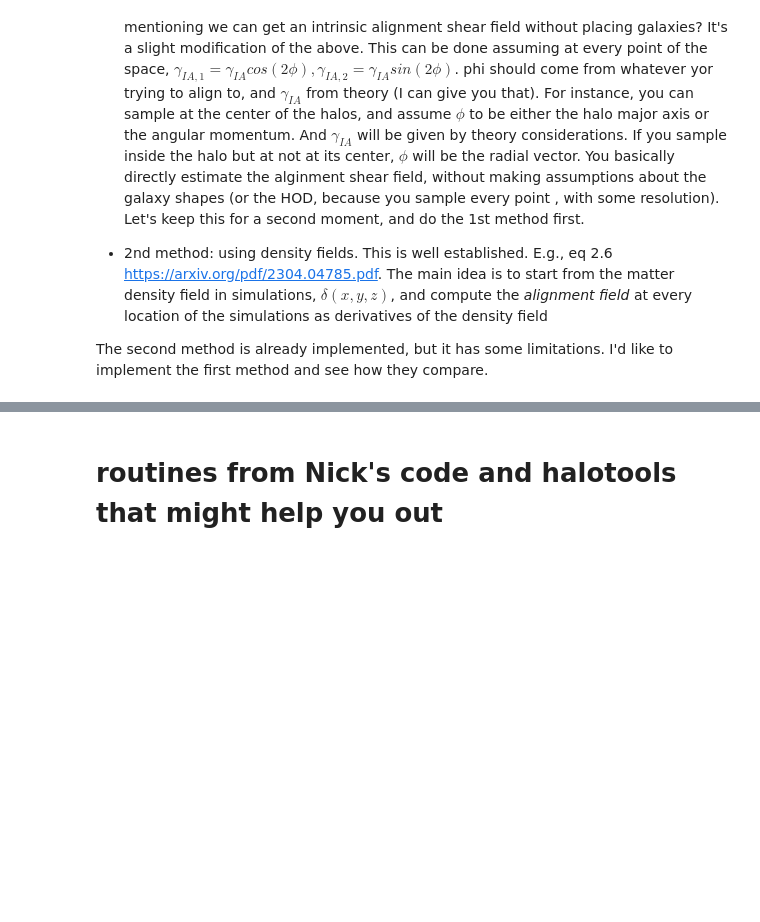
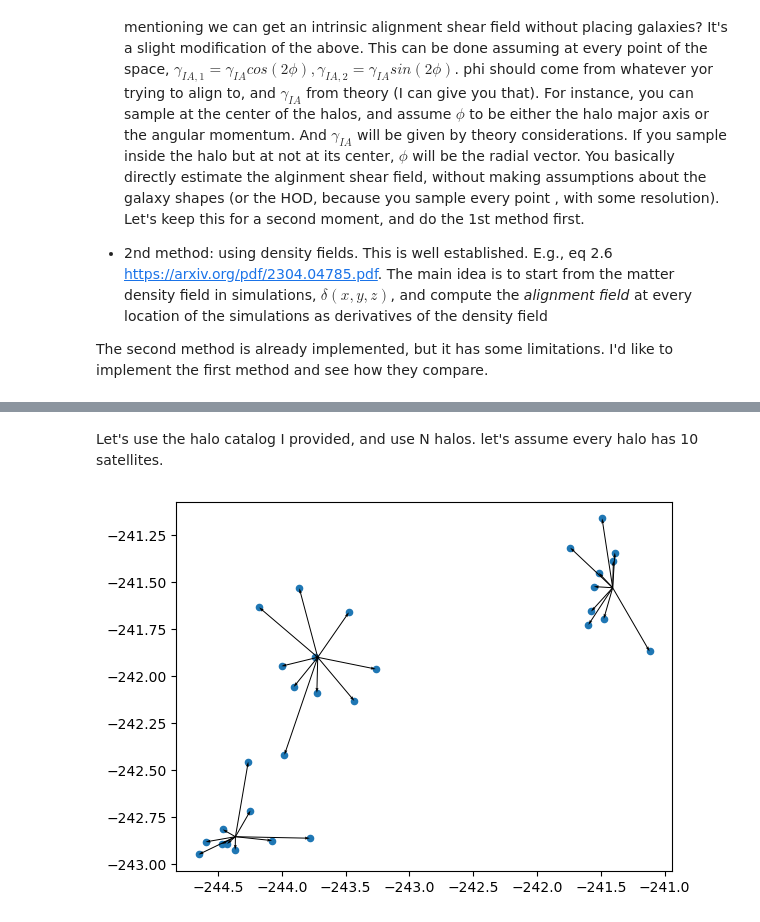
Before and after one commit to mgatti29/IA_halos, a Jupyter notebook: notebooks/intro_WL_IA.ipynb, the cells around one changed output, grey strips where cells are left out. Drawn from its saved outputs; the diff is of its cells as text; code cells hidden in the pictures; blank space fills up the shorter version.

Commit message:
orienting

```diff
--- a/notebooks/intro_WL_IA.ipynb
+++ b/notebooks/intro_WL_IA.ipynb
@@ -404,2 +386,0 @@ plt.show()
-# %% [markdown]
-# routines from Nick's code and halotools that might help you out
@@ -607,0 +387,45 @@ def project_alignments_with_NCP(axes, lines_of_sight):
+# %% [markdown]
+Let's use the halo catalog I provided, and use N halos. let's assume every halo has 10 satellites.
+# %%
+from routines import IndexToDeclRa
+import numpy as np
+import healpy as hp
+halo_cat = np.load('../data/misc.npy',allow_pickle=True)
+
+# get ra,dec
+x = halo_cat[0]['x'] - 250.
+y = halo_cat[0]['y'] - 250.
+z = halo_cat[0]['z'] - 250.
+
+# select the first X -
+x_halos = 3
+x = x[:x_halos]
+y = y[:x_halos]
+z = z[:x_halos]
+
+# add satellites
+ns = 10
+std_ = 0.2
+xs = np.array([[ np.random.normal(x[i],std_,1)[0] for i in range(len(x)) ] for j in range(ns)]).flatten()
+ys = np.array([[ np.random.normal(y[i],std_,1)[0] for i in range(len(x)) ] for j in range(ns)]).flatten()
+zs = np.array([[ np.random.normal(z[i],std_,1)[0] for i in range(len(x)) ] for j in range(ns)]).flatten()
+
+# plot satellites
+fig, ax = plt.subplots()
+
+plt.scatter(xs,ys,s=20)
+
+# orient them towards the halo center.
+# compute the vector connecting each satellite to their center:
+x_halo = np.array([[ x[i] for i in range(len(x)) ] for j in range(ns)]).flatten()
+y_halo = np.array([[ y[i] for i in range(len(x)) ] for j in range(ns)]).flatten()
+z_halo = np.array([[ z[i] for i in range(len(x)) ] for j in range(ns)]).flatten()
+
+v = np.array([xs-x_halo,ys-y_halo,zs-z_halo])
+
+#plot vectors (they're 3D but we're plotting only the 2D . Note: 2D doesn't mean on the sphere!)
+# let's plot the first ones..
+ax.quiver(x_halo, y_halo, v[0], v[1], angles='xy', scale_units='xy', scale=1,width=0.002)
+plt.show()
+# %% [output]
+[figure, added]
```
Also changed, not shown: parts of 18 cells of this notebook, 3 other files.
